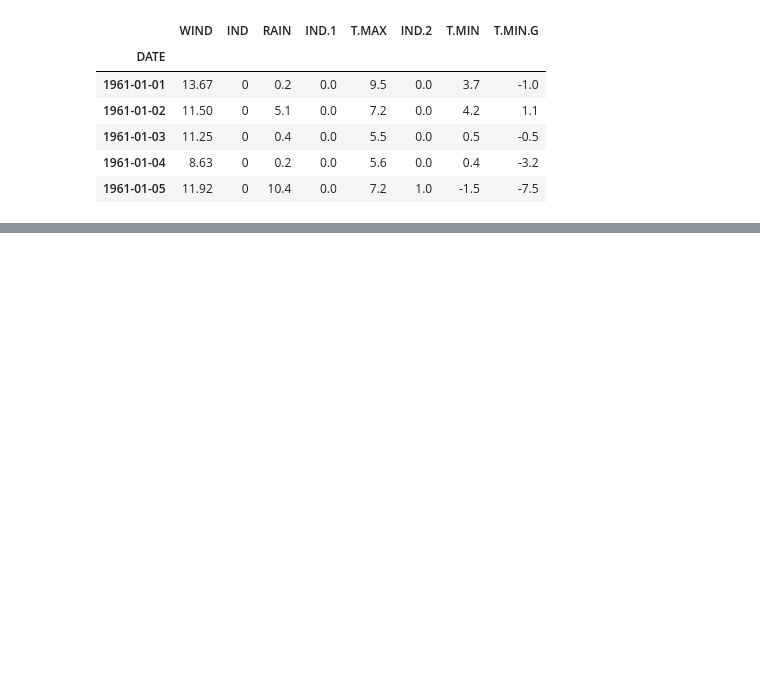
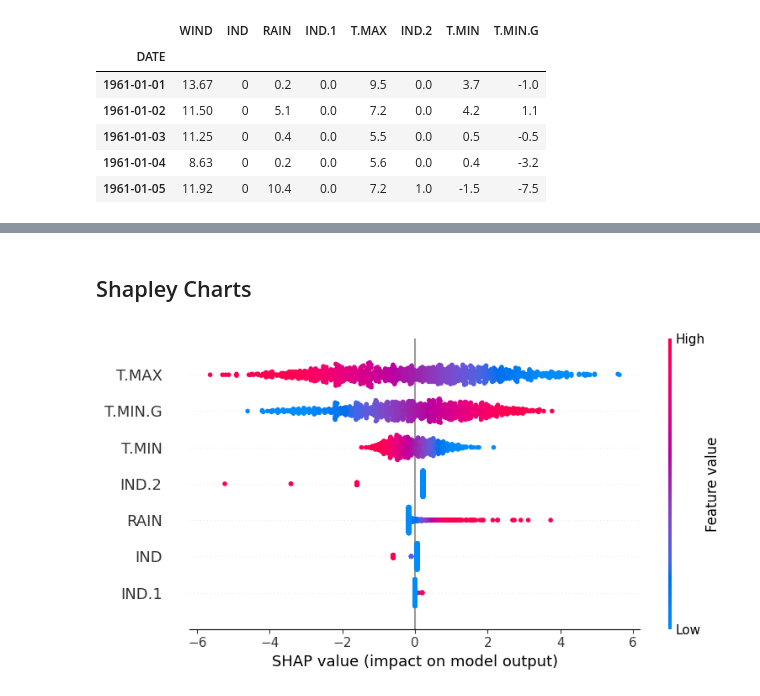
Before and after one commit to simonsymhoven/shap-thesis, a Jupyter notebook: notebooks/wind/wind.ipynb, the cells around one changed output, grey strips where cells are left out. Saved outputs shown, nothing was run; the diff lists cells and outputs as text; code cells hidden in the pictures; blank space fills up the shorter version.

```diff
--- a/notebooks/wind/wind.ipynb
+++ b/notebooks/wind/wind.ipynb
@@ -45,0 +93,13 @@ print(table)
+# %%
+linreg = LinearRegression()
+linreg.fit(X_train, y_train)
+y_pred = linreg.predict(X_test)
+mae = mean_absolute_error(y_test, y_pred)
+mse = mean_squared_error(y_test, y_pred)
+train_score = linreg.score(X_train, y_train)
+test_score = r2_score(y_test, y_pred)
+
+print("Mean absolute error: ", mae)
+print("Mean squared error:  ", mse)
+print("Train R2 score:      ", train_score)
+print("Test R2 Score:       ", test_score)
@@ -45,0 +125,9 @@ print(table)
+# %% [markdown]
+## Shapley Charts
+# %%
+explainer = shap.Explainer(linreg, X_train)
+shap_values = explainer(X_test)
+
+shap.summary_plot(shap_values, X_test)
+# %% [output]
+[figure, added]
```
Also changed, not shown: parts of 17 cells of this notebook, 4 other files.
